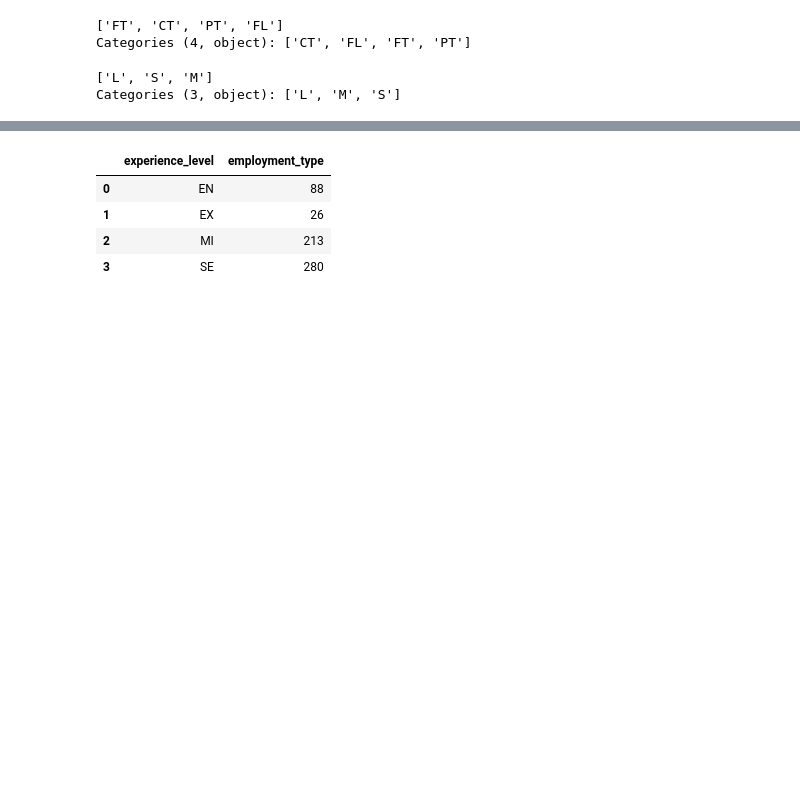
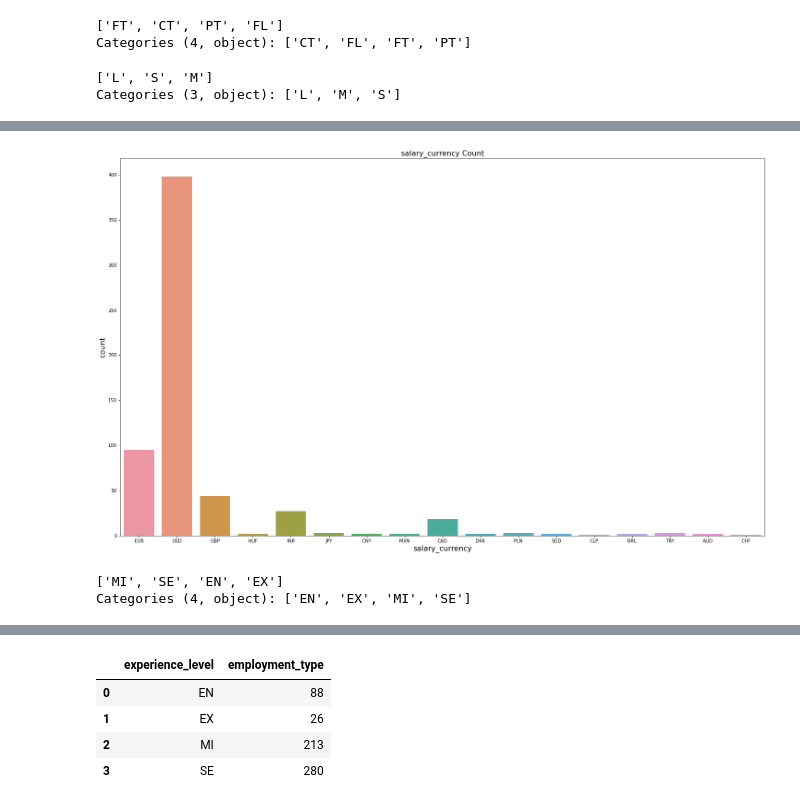
Before and after one commit to Navjotkhatri/Data-Scientist-Salary-Analysis, a Jupyter notebook: Data_Scientist_worldwide_Salary_Analysis.ipynb, the cells around one changed output, grey strips where cells are left out. Saved outputs shown, nothing was run; the diff lists cells and outputs as text; code cells hidden in the pictures; blank space fills up the shorter version.

```diff
--- a/Data_Scientist_worldwide_Salary_Analysis.ipynb
+++ b/Data_Scientist_worldwide_Salary_Analysis.ipynb
@@ -295,0 +305,15 @@ plt.show()
+# %%
+plt.figure(figsize=(25,15))
+plt.title("salary_currency Count",fontsize=16)
+sns.countplot(data=sl_df,x='salary_currency')
+plt.xlabel("salary_currency",fontsize=16)
+plt.ylabel("count",fontsize=16)
+
+plt.show()
+# %% [output]
+[figure, added]
+# %%
+sl_df['experience_level'].unique()
+# %% [output]
+['MI', 'SE', 'EN', 'EX']
+Categories (4, object): ['EN', 'EX', 'MI', 'SE']
```
Also changed, not shown: parts of 25 cells of this notebook.
